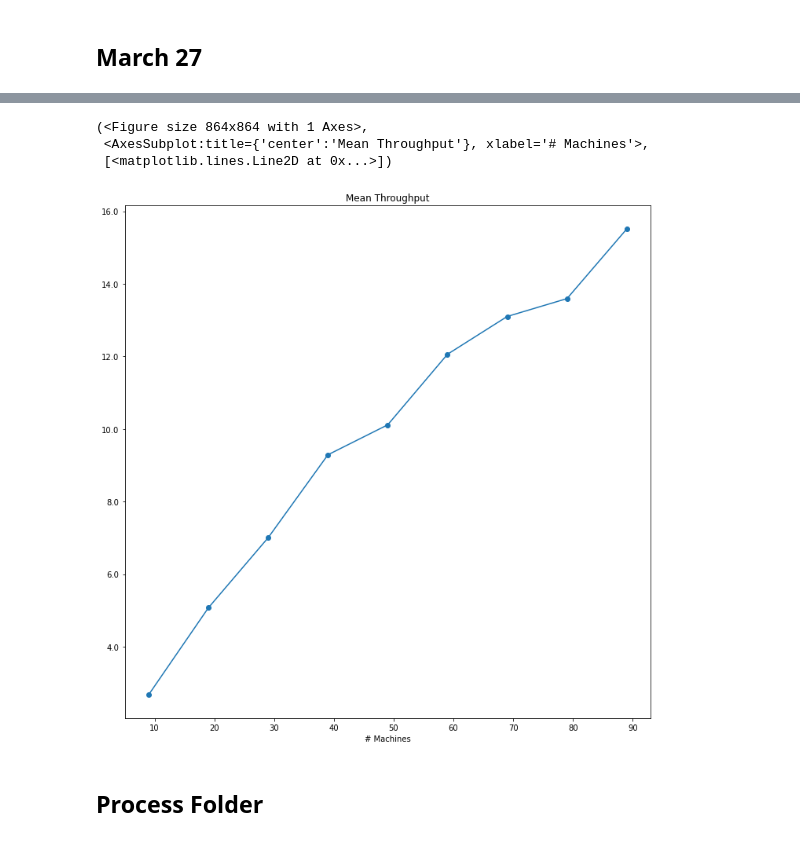
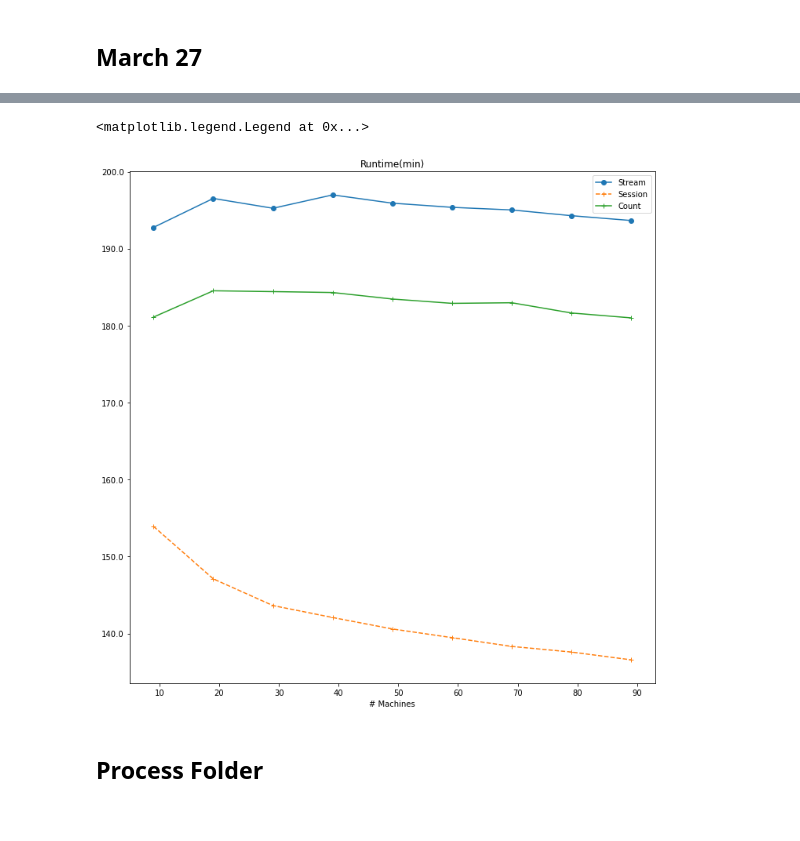
Before and after one commit to Rustam-Warwick/d3-gnn, a Jupyter notebook: helper-scripts/jupyter/Flink Metrics.ipynb, the cells around one changed output, grey strips where cells are left out. Drawn from its saved outputs; the diff is of its cells as text; code cells hidden in the pictures.

Commit message:
Flink metrics updated

```diff
--- a/helper-scripts/jupyter/Flink Metrics.ipynb
+++ b/helper-scripts/jupyter/Flink Metrics.ipynb
@@ -121,6 +128,8 @@ class MetricStatistics:
                         experiment[subtask_index] = np.max(experiment[subtask_index])
                     elif transformation == "expand_dim":
                         experiment[subtask_index] = np.expand_dims(experiment[subtask_index], -1)
+                    else:
+                        print("Unrecognized transformation")
 
         return self
 
@@ -132,16 +141,23 @@ class MetricStatistics:
                     experiments[experiment_index] = transformation(experiments[experiment_index])
                 elif transformation == "sum_0_axis":
                     max_len = max([len(x) for x in experiments[experiment_index]])
-                    output = np.vstack([np.pad(x, (0, max_len - len(x)), 'constant') for x in experiments[experiment_index]])
-                    experiments[experiment_index] = np.sum(output, axis=0)
+                    output = np.vstack([np.pad(x.astype(float), (0, max_len - len(x)), constant_values=np.nan) for x in experiments[experiment_index]])
+                    experiments[experiment_index] = np.nansum(output, axis=0)
                 elif transformation == "mean_0_axis":
                     max_len = max([len(x) for x in experiments[experiment_index]])
-                    output = np.vstack([np.pad(x.astype(float), (0, max_len - len(x)), 'constant', constant_values=np.nan) for x in experiments[experiment_index]])
+                    output = np.vstack([np.pad(x.astype(float), (0, max_len - len(x)), constant_values=np.nan) for x in experiments[experiment_index]])
                     experiments[experiment_index] = np.nanmean(output, axis=0)
                 elif transformation == "max_0_axis":
                     max_len = max([len(x) for x in experiments[experiment_index]])
-                    output = np.vstack([np.pad(x, (0, max_len - len(x)), 'constant') for x in experiments[experiment_index]])
-                    experiments[experiment_index] = np.max(output, axis=0)
+                    output = np.vstack([np.pad(x.astype(float), (0, max_len - len(x)), constant_values=np.nan) for x in experiments[experiment_index]])
+                    experiments[experiment_index] = np.nanmax(output, axis=0)
+                elif transformation == "min_0_axis":
+                    max_len = max([len(x) for x in experiments[experiment_index]])
+                    output = np.vstack([np.pad(x.astype(float), (0, max_len - len(x)), constant_values=np.nan) for x in experiments[experiment_index]])
+                    experiments[experiment_index] = np.nanmin(output, axis=0)
+                else:
+                    print("Unrecognized transformation")
+
         return self
 
     def transform_experiment(self, transformation):
@@ -151,12 +167,18 @@ class MetricStatistics:
                 self.output[key] = transformation(experiments)
             elif transformation == "mean_0_axis":
                 max_len = max([len(x) for x in experiments])
-                output = np.vstack([np.pad(x.astype(float), (0, max_len - len(x)), 'constant', constant_values=np.nan) for x in experiments])
+                output = np.vstack([np.pad(x.astype(float), (0, max_len - len(x)), constant_values=np.nan) for x in experiments])
                 self.output[key] = np.nanmean(output, axis=0)
             elif transformation == "max_0_axis":
                 max_len = max([len(x) for x in experiments])
-                output = np.vstack([np.pad(x, (0, max_len - len(x)), 'constant') for x in experiments])
-                self.output[key] = np.max(output, axis=0)
+                output = np.vstack([np.pad(x.astype(float), (0, max_len - len(x)), constant_values=np.nan) for x in experiments])
+                self.output[key] = np.nanmax(output, axis=0)
+            elif transformation == "min_0_axis":
+                max_len = max([len(x) for x in experiments])
+                output = np.vstack([np.pad(x.astype(float), (0, max_len - len(x)), constant_values=np.nan) for x in experiments])
+                self.output[key] = np.nanmin(output, axis=0)
+            else:
+                print("Unrecognized transformation")
         return self
 
     def get_mean_throughput(self):
@@ -188,10 +210,10 @@ class MetricStatistics:
 
     def get_runtime(self):
         """ Get runtime of this operator """
-        self.transform_metrics("trim_zeros_back")
+        self.transform_metrics("trim_zeros")
         self.transform_metrics(lambda x: np.array([x.shape[0]]))
         self.transform_subtasks("max_0_axis")
-        self.transform_experiment("mean_0_axis")
+        self.transform_experiment("min_0_axis")
         return self
 
 
@@ -216,12 +229,13 @@ plot_aggregated_dict("Replication Factor", [a.output], ["HDRF-4"], ["o"], ["-"],
 # %%
 fig, ax = plt.subplots(1,1, figsize=(12,12), gridspec_kw={"hspace":0.6})
-a = MetricStatistics(entry_folder_name="../../metrics/metrics_streaming_dgraph/", metric_name="throughput").get_max_throughput()
-plot_aggregated_dict("Mean Throughput", [a.output], ["HDRF-4"], ["o"], ["-"], [None], xlabel="# Machines", formatter=fmt_div_e5, pre_fig=(fig,ax))
+stream = MetricStatistics(entry_folder_name="../../metrics/metrics_streaming_dgraph/", metric_name="numRecordsOut").get_communication_volume()
+session = MetricStatistics(entry_folder_name="../../metrics/metrics_window_2000_2200_dgraph/", metric_name="numRecordsOut").get_communication_volume()
+count = MetricStatistics(entry_folder_name="../../metrics/metrics_window_count_2000_6500/", metric_name="numRecordsOut").get_communication_volume()
+plot_aggregated_dict("Runtime(min)", [stream.output, session.output, count.output], ["Stream", "Session", "Count"], ["o", "+", "+"], ["-", "--", "-"], [None, None, None], xlabel="# Machines", formatter=fmt_div_e5, pre_fig=(fig,ax))
+ax.legend()
 # %% [output]
-(<Figure size 864x864 with 1 Axes>,
- <AxesSubplot:title={'center':'Mean Throughput'}, xlabel='# Machines'>,
- [<matplotlib.lines.Line2D at 0x...>])
+<matplotlib.legend.Legend at 0x...>
-[figure, old version]
+[figure, new version]
 # %% [markdown]
 ## Process Folder
 # %%
```
Also changed, not shown: parts of 3 cells of this notebook.
